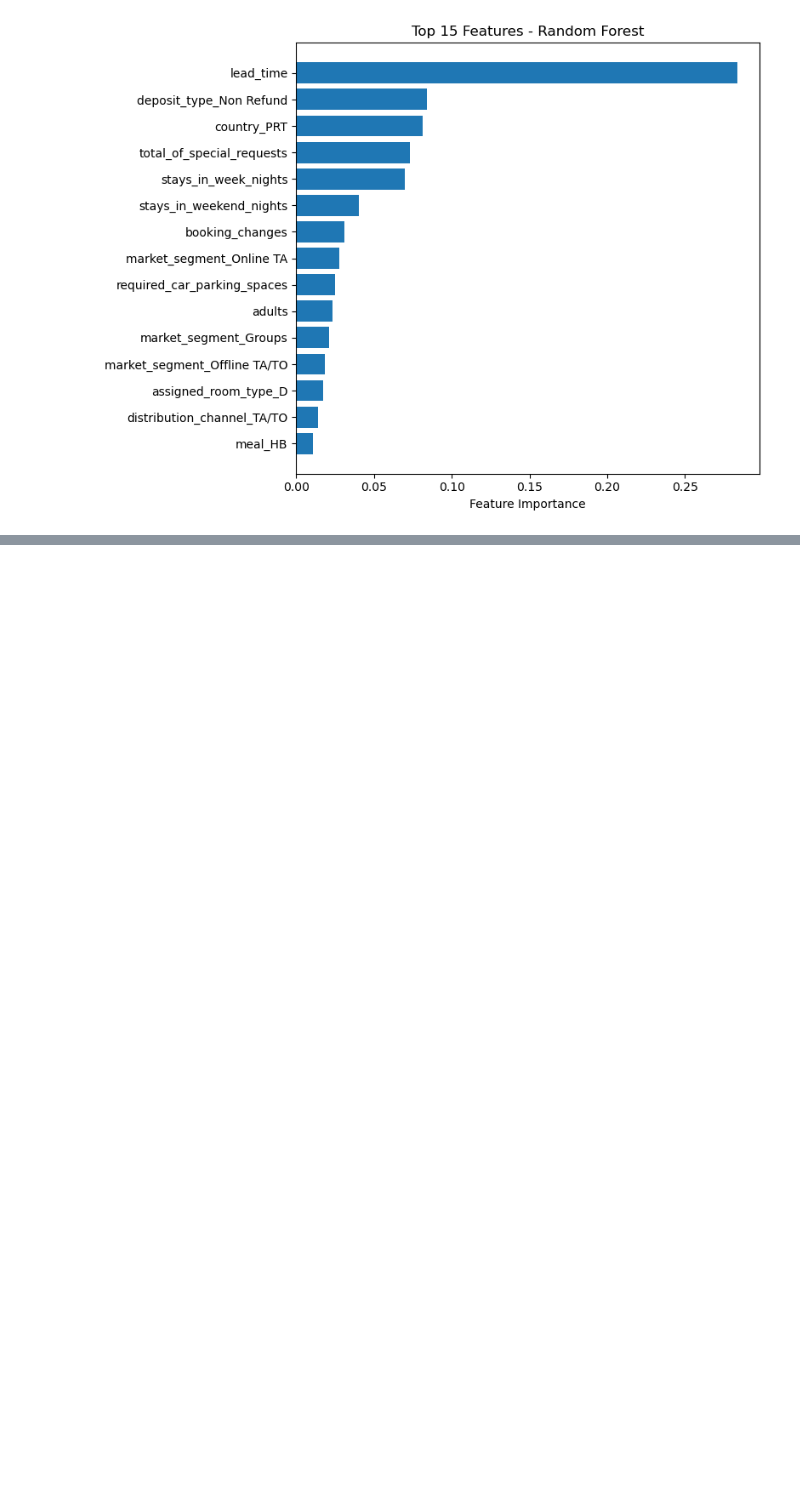
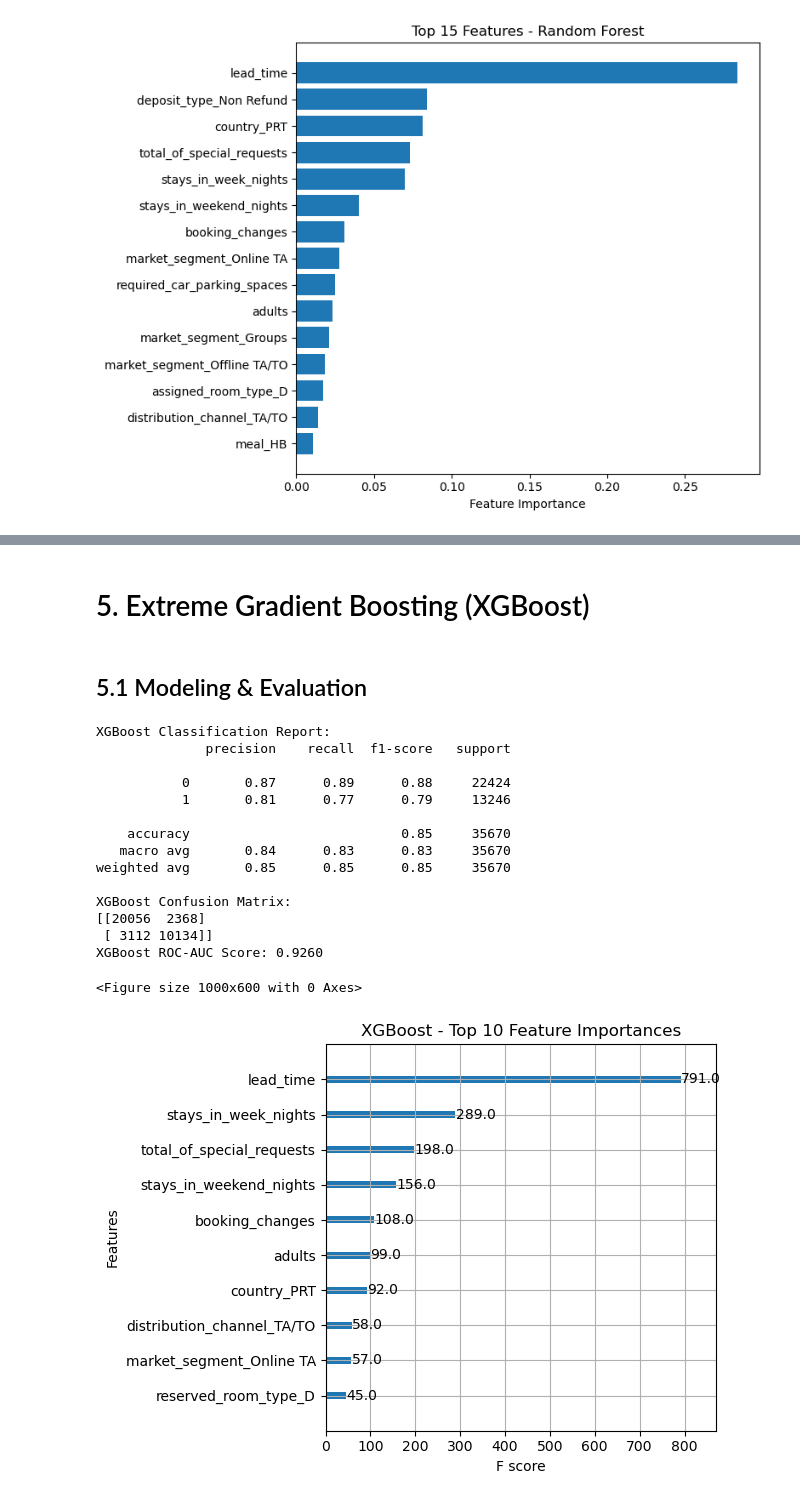
Before and after one commit to QIQI325/Yongqi-Code, a Jupyter notebook: pythonProject/Cancel_Prediction.ipynb, the cells around one changed output, grey strips where cells are left out. Saved outputs shown, nothing was run; the diff lists cells and outputs as text; code cells hidden in the pictures; blank space fills up the shorter version.

Commit message:
XGboost和SVM代码修改

```diff
--- a/pythonProject/Cancel_Prediction.ipynb
+++ b/pythonProject/Cancel_Prediction.ipynb
@@ -315,0 +407,46 @@ Top 15 most important features in Random Forest:
+# %% [markdown]
+# 5. Extreme Gradient Boosting (XGBoost)
+# %% [markdown]
+## 5.1 Modeling & Evaluation
+# %%
+from xgboost import XGBClassifier, plot_importance
+import matplotlib.pyplot as plt
+
+# Model Training and Prediction: XGBoost
+xgb_clf = XGBClassifier(eval_metric='logloss', random_state=42)
+xgb_clf.fit(X_train, y_train)
+
+# Predict labels and probabilities
+y_pred_xgb = xgb_clf.predict(X_test)
+y_prob_xgb = xgb_clf.predict_proba(X_test)[:, 1]
+
+# Model Evaluation: XGBoost
+print("XGBoost Classification Report:")
+print(classification_report(y_test, y_pred_xgb))
+print("XGBoost Confusion Matrix:")
+print(confusion_matrix(y_test, y_pred_xgb))
+print("XGBoost ROC-AUC Score: {:.4f}".format(roc_auc_score(y_test, y_prob_xgb)))
+
+# Feature Importance: XGBoost
+plt.figure(figsize=(10, 6))
+plot_importance(xgb_clf, max_num_features=10)
+plt.title("XGBoost - Top 10 Feature Importances")
+plt.tight_layout()
+plt.show()
+# %% [output]
+XGBoost Classification Report:
+              precision    recall  f1-score   support
+
+           0       0.87      0.89      0.88     22424
+           1       0.81      0.77      0.79     13246
+
+    accuracy                           0.85     35670
+   macro avg       0.84      0.83      0.83     35670
+weighted avg       0.85      0.85      0.85     35670
+
+XGBoost Confusion Matrix:
+[[20056  2368]
+ [ 3112 10134]]
+XGBoost ROC-AUC Score: 0.9260
+<Figure size 1000x600 with 0 Axes>
+[figure, added]
```
Also changed, not shown: parts of 17 cells of this notebook.
